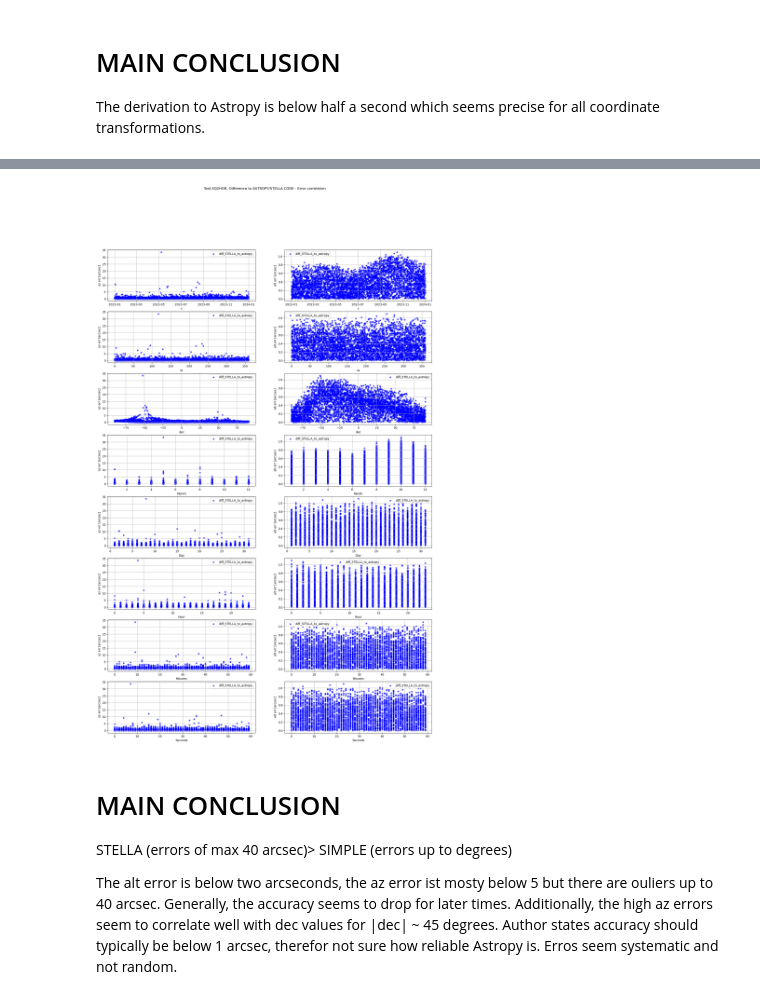
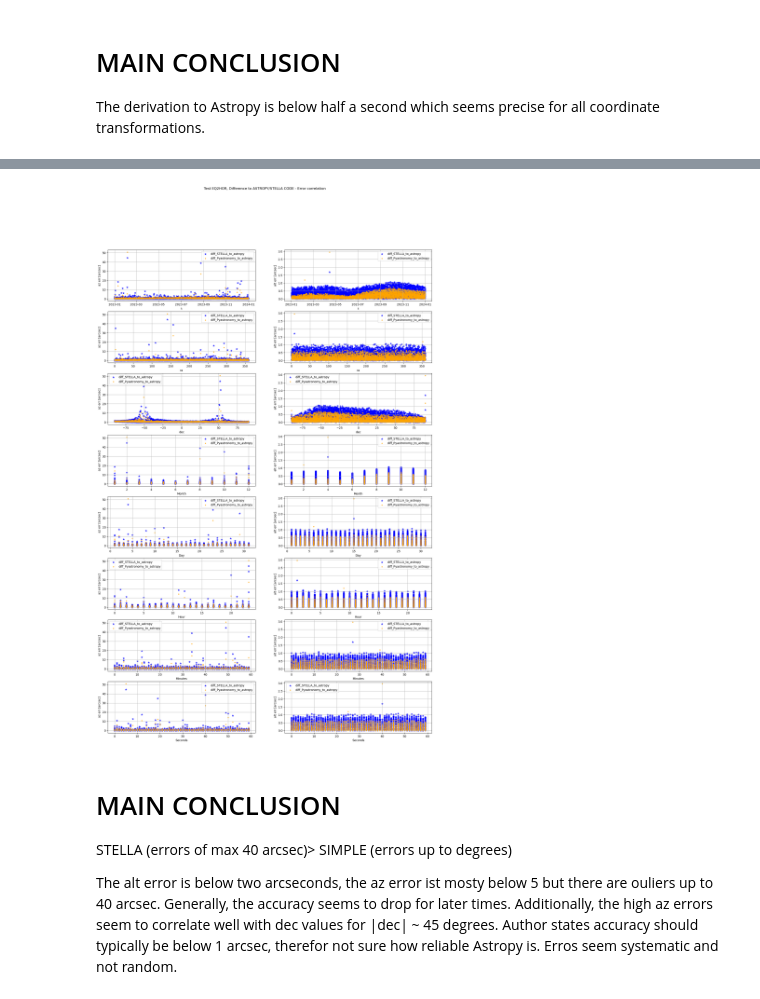
Before and after one commit to BROTLib/AstroBROT, a Jupyter notebook: testing/BROT_test.ipynb, the cells around one changed output, grey strips where cells are left out. Saved outputs shown, nothing was run; the diff lists cells and outputs as text; code cells hidden in the pictures.

Commit message:
Updating test beween PyAstronomy and STELLA code against Astropy. PyAstronomy and STELLA implementing both IDL.

```diff
--- a/testing/BROT_test.ipynb
+++ b/testing/BROT_test.ipynb
@@ -97,11 +99,17 @@ def test_EQ2HOR(coord_eq, time = datetime.datetime.now(), loc = [51.559311261326
     # obs location
     loc_astro = EarthLocation(lat=loc[0]*u.deg, lon=loc[1]*u.deg, height=loc[2]*u.m)
     LST_astro =  Time(timeJD_astro, format='jd', location=loc_astro).sidereal_time('apparent')
+    #------------------------------------------------------------------------------------------
     # Astropy coord-trafo
     coord_eq_astro = SkyCoord(ra=coord_eq[0]*u.degree, dec=coord_eq[1]*u.degree, frame="fk5")
 
     altaz_frame = AltAz(location=loc_astro, obstime=Time(time))
     coord_hor_astro = coord_eq_astro.transform_to(altaz_frame)
+
+    #------------------------------------------------------------------------------------------
+    # PyAstronomy coord-trafo (like STELLA from IDL (should be the same code but different languages))
+    # https://pyastronomy.readthedocs.io/en/latest/pyaslDoc/aslDoc/eq2hor.html#convert-celestial-coordinates-ra-dec-into-local-horizon-coordinates-alt-az
+    alt_pyastro, az_pyastro, rest = eq2hor(timeJD_astro, coord_eq[0], coord_eq[1], lon=loc[1], lat=loc[0], alt=loc[2], B1950=False, precess=True, nutate=True, aberration=True, refract=False)
 
     #------------------------------------------------------------------------------------------
     plc.open() # open plc connection
@@ -128,7 +136,7 @@ def test_EQ2HOR(coord_eq, time = datetime.datetime.now(), loc = [51.559311261326
     plc.close()
     #------------------------------------------------------------------------------------------
 
-    return np.array([[coord_out_s_beck['alt'], coord_out_s_beck['az']], [coord_out_beck['alt'], coord_out_beck['az']], [coord_hor_astro.alt.degree, coord_hor_astro.az.degree]])
+    return np.array([[coord_out_beck['alt'], coord_out_beck['az']] , [alt_pyastro[0], az_pyastro[0]], [coord_hor_astro.alt.degree, coord_hor_astro.az.degree]])# [coord_out_beck['alt'], coord_out_beck['az']]
 
 
 def check_cycle_time(): # returns the actual twincat cycle time
@@ -194,13 +202,13 @@ def random_data_eq():
 # number of tests
 n_test = 5000
 
-# for each test: [diff_az_simple, diff_alt_simple], [diff_az_stella, diff_alt_stella]
-# err will be an absolute arcsec -> initial as -1 for error checking
+# for each test: [diff_az_pyastro, diff_alt_pyastro], [diff_az_stella, diff_alt_stella]
+# err will be in absolute arcsec -> initial as -1 for error checking
 err = np.zeros([n_test,2,2]) - 1
 datas = np.zeros([n_test,3,2])
 coords = np.zeros([n_test,2])
 times = []
-# mask fo on-sky (alt > 0)
+# mask for on-sky (alt > 0)
 mask = np.full(n_test, False)
 
 for n in range(0,n_test):
@@ -212,14 +220,14 @@ for n in range(0,n_test):
     if data_[2,0] > 0.0:
         mask[n] = True
     # calculating differences in degrees to ASTROPY
-    diff_az_stella = data_[2,1] - data_[1,1]
-    diff_alt_stella = data_[2,0]-data_[1,0]
+    diff_az_pyastro = data_[2,1] - data_[1,1]
+    diff_alt_pyastro = data_[2,0]-data_[1,0]
 
-    diff_az_simple = data_[2,1]- data_[0,1]
-    diff_alt_simple = data_[2,0]-data_[0,0]
+    diff_az_stella = data_[2,1]- data_[0,1]
+    diff_alt_stella = data_[2,0]-data_[0,0]
 
     #err in absolute arcsec
-    err[n] = np.fabs(np.array([[diff_az_simple,diff_alt_simple],[diff_az_stella,diff_alt_stella]]))*3600
+    err[n] = np.fabs(np.array([[diff_az_pyastro,diff_alt_pyastro],[diff_az_stella,diff_alt_stella]]))*3600
 # %%
 # create 2x1 subplots
 fig, axs = plt.subplots(nrows=2, ncols=1, constrained_layout=True, figsize=(15, 10))
@@ -292,104 +271,120 @@ axs[1,1].grid()
 fig, axs = plt.subplots(8, 2, figsize=(20, 30))
 fig.suptitle('Test EQ2HOR, Difference to ASTROPY/STELLA CODE - Error correlation')
 axs[0,0].scatter(times, err[:,1,0], marker='*', alpha=0.7, c='blue', label='diff_STELLA_to_astropy')
+axs[0,0].scatter(times, err[:,0,0], marker='.', alpha=0.7, c='orange', label='diff_Pyastronomy_to_astropy')
 axs[0,0].set_xlabel('t')
 axs[0,0].set_ylabel('az err [arcsec]')
 axs[0,0].legend()
 axs[0,0].grid()
 
 axs[0,1].scatter(times, err[:,1,1], marker='*', alpha=0.7, c='blue', label='diff_STELLA_to_astropy')
+axs[0,1].scatter(times, err[:,0,1],marker='.', alpha=0.7, c='orange', label='diff_Pyastronomy_to_astropy')
 axs[0,1].set_xlabel('t')
 axs[0,1].set_ylabel('alt err [arcsec]')
 axs[0,1].legend()
 axs[0,1].grid()
 
 axs[1,0].scatter(coords[:,0], err[:,1,0], marker='*', alpha=0.7, c='blue', label='diff_STELLA_to_astropy')
+axs[1,0].scatter(coords[:,0], err[:,0,0], marker='.', alpha=0.7, c='orange', label='diff_Pyastronomy_to_astropy')
 axs[1,0].set_xlabel('ra')
 axs[1,0].set_ylabel('az err [arcsec]')
 axs[1,0].legend()
 axs[1,0].grid()
 
 axs[1,1].scatter(coords[:,0], err[:,1,1], marker='*', alpha=0.7, c='blue', label='diff_STELLA_to_astropy')
+axs[1,1].scatter(coords[:,0], err[:,0,1],marker='.', alpha=0.7, c='orange', label='diff_Pyastronomy_to_astropy')
 axs[1,1].set_xlabel('ra')
 axs[1,1].set_ylabel('alt err [arcsec]')
 axs[1,1].legend()
 axs[1,1].grid()
 
 axs[2,0].scatter(coords[:,1], err[:,1,0], marker='*', alpha=0.7, c='blue', label='diff_STELLA_to_astropy')
+axs[2,0].scatter(coords[:,1], err[:,0,0], marker='.', alpha=0.7, c='orange', label='diff_Pyastronomy_to_astropy')
 axs[2,0].set_xlabel('dec')
 axs[2,0].set_ylabel('az err [arcsec]')
 axs[2,0].legend()
 axs[2,0].grid()
 
 axs[2,1].scatter(coords[:,1], err[:,1,1], marker='*', alpha=0.7, c='blue', label='diff_STELLA_to_astropy')
+axs[2,1].scatter(coords[:,1], err[:,0,1], marker='.', alpha=0.7, c='orange', label='diff_Pyastronomy_to_astropy')
 axs[2,1].set_xlabel('dec')
 axs[2,1].set_ylabel('alt err [arcsec]')
 axs[2,1].legend()
 axs[2,1].grid()
 
 axs[3,0].scatter([m.month for m in times], err[:,1,0], marker='*', alpha=0.7, c='blue', label='diff_STELLA_to_astropy')
+axs[3,0].scatter([m.month for m in times], err[:,0,0], marker='.', alpha=0.7, c='orange', label='diff_Pyastronomy_to_astropy')
 axs[3,0].set_xlabel('Month')
 axs[3,0].set_ylabel('az err [arcsec]')
 axs[3,0].legend()
 axs[3,0].grid()
 
 axs[3,1].scatter([m.month for m in times], err[:,1,1], marker='*', alpha=0.7, c='blue', label='diff_STELLA_to_astropy')
+axs[3,1].scatter([m.month for m in times], err[:,0,1], marker='.', alpha=0.7, c='orange', label='diff_Pyastronomy_to_astropy')
 axs[3,1].set_xlabel('Month')
 axs[3,1].set_ylabel('alt err [arcsec]')
 axs[3,1].legend()
 axs[3,1].grid()
 
 axs[4,0].scatter([m.day for m in times], err[:,1,0], marker='*', alpha=0.7, c='blue', label='diff_STELLA_to_astropy')
+axs[4,0].scatter([m.day for m in times], err[:,0,0], marker='.', alpha=0.7, c='orange', label='diff_Pyastronomy_to_astropy')
 axs[4,0].set_xlabel('Day')
 axs[4,0].set_ylabel('az err [arcsec]')
 axs[4,0].legend()
 axs[4,0].grid()
 
 axs[4,1].scatter([m.day for m in times], err[:,1,1], marker='*', alpha=0.7, c='blue', label='diff_STELLA_to_astropy')
+axs[4,1].scatter([m.day for m in times], err[:,0,1],marker='.', alpha=0.7, c='orange', label='diff_Pyastronomy_to_astropy')
 axs[4,1].set_xlabel('Day')
 axs[4,1].set_ylabel('alt err [arcsec]')
 axs[4,1].legend()
 axs[4,1].grid()
 
 axs[5,0].scatter([m.hour for m in times], err[:,1,0], marker='*', alpha=0.7, c='blue', label='diff_STELLA_to_astropy')
+axs[5,0].scatter([m.hour for m in times], err[:,0,0],marker='.', alpha=0.7, c='orange', label='diff_Pyastronomy_to_astropy')
 axs[5,0].set_xlabel('Hour')
 axs[5,0].set_ylabel('az err [arcsec]')
 axs[5,0].legend()
 axs[5,0].grid()
 
 axs[5,1].scatter([m.hour for m in times], err[:,1,1], marker='*', alpha=0.7, c='blue', label='diff_STELLA_to_astropy')
+axs[5,1].scatter([m.hour for m in times], err[:,0,1],marker='.', alpha=0.7, c='orange', label='diff_Pyastronomy_to_astropy')
 axs[5,1].set_xlabel('Hour')
 axs[5,1].set_ylabel('alt err [arcsec]')
 axs[5,1].legend()
 axs[5,1].grid()
 
 axs[6,0].scatter([m.minute for m in times], err[:,1,0], marker='*', alpha=0.7, c='blue', label='diff_STELLA_to_astropy')
+axs[6,0].scatter([m.minute for m in times], err[:,0,0], marker='.', alpha=0.7, c='orange', label='diff_Pyastronomy_to_astropy')
 axs[6,0].set_xlabel('Minutes')
 axs[6,0].set_ylabel('az err [arcsec]')
 axs[6,0].legend()
 axs[6,0].grid()
 
 axs[6,1].scatter([m.minute for m in times], err[:,1,1], marker='*', alpha=0.7, c='blue', label='diff_STELLA_to_astropy')
+axs[6,1].scatter([m.minute for m in times], err[:,0,1], marker='.', alpha=0.7, c='orange', label='diff_Pyastronomy_to_astropy')
 axs[6,1].set_xlabel('Minutes')
 axs[6,1].set_ylabel('alt err [arcsec]')
 axs[6,1].legend()
 axs[6,1].grid()
 
 axs[7,0].scatter([m.second for m in times], err[:,1,0], marker='*', alpha=0.7, c='blue', label='diff_STELLA_to_astropy')
+axs[7,0].scatter([m.second for m in times], err[:,0,0], marker='.', alpha=0.7, c='orange', label='diff_Pyastronomy_to_astropy')
 axs[7,0].set_xlabel('Seconds')
 axs[7,0].set_ylabel('az err [arcsec]')
 axs[7,0].legend()
 axs[7,0].grid()
 
 axs[7,1].scatter([m.second for m in times], err[:,1,1], marker='*', alpha=0.7, c='blue', label='diff_STELLA_to_astropy')
+axs[7,1].scatter([m.second for m in times], err[:,0,1], marker='.', alpha=0.7, c='orange', label='diff_Pyastronomy_to_astropy')
 axs[7,1].set_xlabel('Seconds')
 axs[7,1].set_ylabel('alt err [arcsec]')
 axs[7,1].legend()
 axs[7,1].grid()
 
 plt.show()
 # %% [output]
-[figure, old version]
+[figure, new version]
 # %% [markdown]
 # MAIN CONCLUSION
 
```
Also changed, not shown: parts of 3 cells of this notebook, 1 other file.
